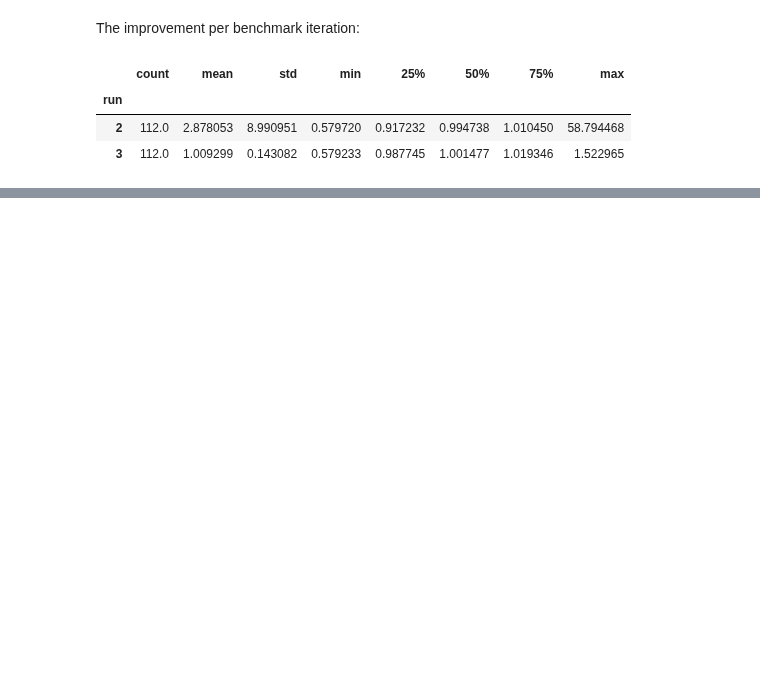
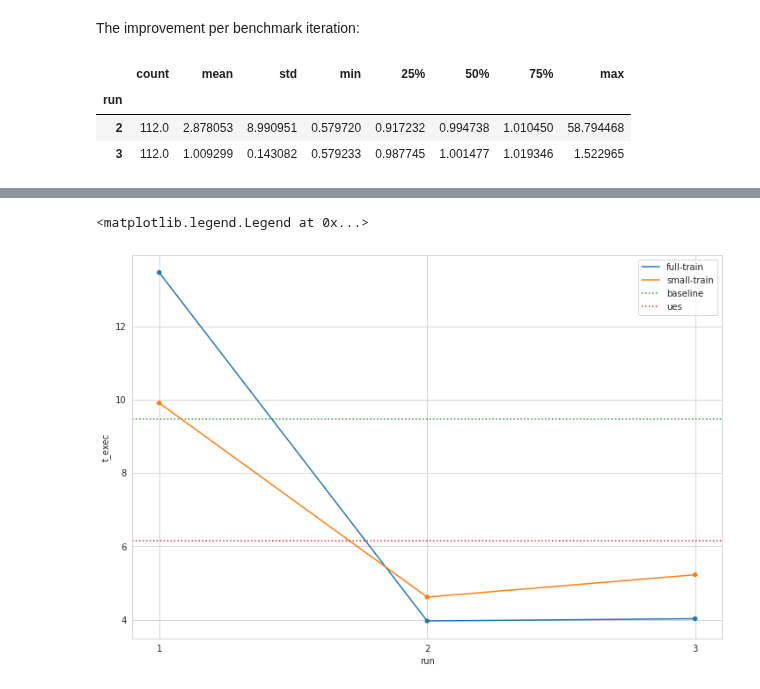
Before and after one commit to rbergm/aft, a Jupyter notebook: pg-bao/Workload Evaluation.ipynb, the cells around one changed output, grey strips where cells are left out. Saved outputs shown, nothing was run; the diff lists cells and outputs as text; code cells hidden in the pictures; blank space fills up the shorter version.

```diff
--- a/pg-bao/Workload Evaluation.ipynb
+++ b/pg-bao/Workload Evaluation.ipynb
@@ -304,0 +308,10 @@ df_bao_r1_r2.groupby("run")["t_exec_rel_improv"].describe()
+# %%
+workload_dfs_container = []
+for workload in available_workloads:
+    workload_iterations = read_workload_iterations(workload)
+    for iteration in workload_iterations:
+        iteration["workload"] = workload
+    df_workload = pd.concat(workload_iterations)
+    workload_dfs_container.append(df_workload)
+df_workloads = pd.concat(workload_dfs_container).reset_index()
+df_workloads
@@ -304,0 +332,2 @@ df_bao_r1_r2.groupby("run")["t_exec_rel_improv"].describe()
+# %%
+grp_workloads = df_workloads.groupby(["workload", "run"])[["t_exec"]]
@@ -304,0 +346,3 @@ df_bao_r1_r2.groupby("run")["t_exec_rel_improv"].describe()
+# %%
+df_workload_rts = grp_workloads.sum() / 60000
+df_workload_rts
@@ -304,0 +358,29 @@ df_bao_r1_r2.groupby("run")["t_exec_rel_improv"].describe()
+# %%
+df_workload_rts.reset_index(inplace=True)
+rt_baseline = select(df_all, run="baseline").t_exec.sum() / 60000
+rt_ues = select(df_all, run="ues").t_exec.sum() / 60000
+# %%
+fig, ax = plt.subplots(figsize=(12,8))
+g = sns.scatterplot(data=df_workload_rts, x="run", y="t_exec", hue="workload", ax=ax)
+g = sns.lineplot(data=df_workload_rts, x="run", y="t_exec", hue="workload", ax=ax)
+ax_base = g.axhline(rt_baseline, linestyle=":")
+ax_ues = g.axhline(rt_ues, linestyle=":")
+
+g.set_xticks(df_workload_rts.run.unique())
+
+# beware, we need to use some internal APIs here!
+next(ax._get_lines.prop_cycler)  # fast-forward one entry
+base_color = next(ax._get_lines.prop_cycler)["color"]
+ues_color = next(ax._get_lines.prop_cycler)["color"]
+ax_base.set_color(base_color)
+ax_ues.set_color(ues_color)
+
+data_lines, _ = ax.get_legend_handles_labels()
+base_line = matplotlib.lines.Line2D([0], [0], color=base_color, linestyle=":", label="baseline")
+ues_line = matplotlib.lines.Line2D([0], [0], color=ues_color, linestyle=":", label="ues")
+extended_handels = list(data_lines[2:])
+extended_handels.extend([base_line, ues_line])
+ax.legend(handles=extended_handels)
+# %% [output]
+<matplotlib.legend.Legend at 0x...>
+[figure, added]
```
Also changed, not shown: parts of 7 cells of this notebook.
